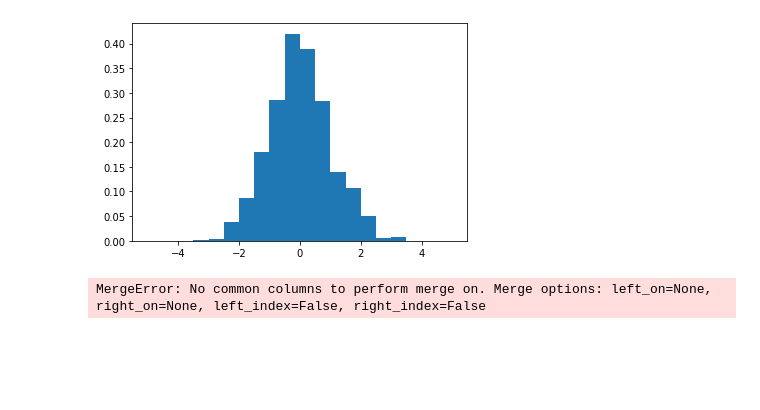
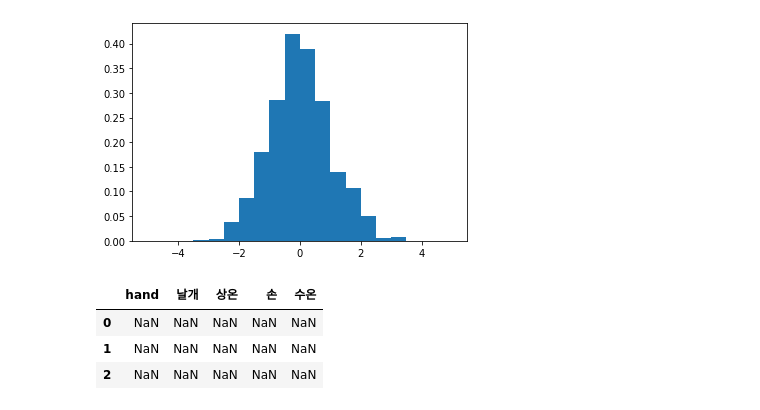
Before and after one commit to Banghyungjin/data_engineering, a Jupyter notebook: Pandas.ipynb, the cells around one changed output. Drawn from its saved outputs; the diff is of its cells as text; code cells hidden in the pictures; blank space fills up the shorter version.

```diff
--- a/Pandas.ipynb
+++ b/Pandas.ipynb
@@ -293,7 +293,10 @@ import numpy as np
 ary =[[1,1,'손'],[2,2,'날개'],[3,3,'손']]
 data = pd.DataFrame(ary, columns=['수온','상온','hand'])
 df_1 = pd.get_dummies(data['hand'])
-# %%
-df_2 = pd.merge(data,df_1, how='outer')
-# %% [output]
-MergeError: No common columns to perform merge on. Merge options: left_on=None, right_on=None, left_index=False, right_index=False
+# %%
+data+ df_1
+# %% [output]
+|  | hand | 날개 | 상온 | 손 | 수온 |
+| 0 | NaN | NaN | NaN | NaN | NaN |
+| 1 | NaN | NaN | NaN | NaN | NaN |
+| 2 | NaN | NaN | NaN | NaN | NaN |
```
